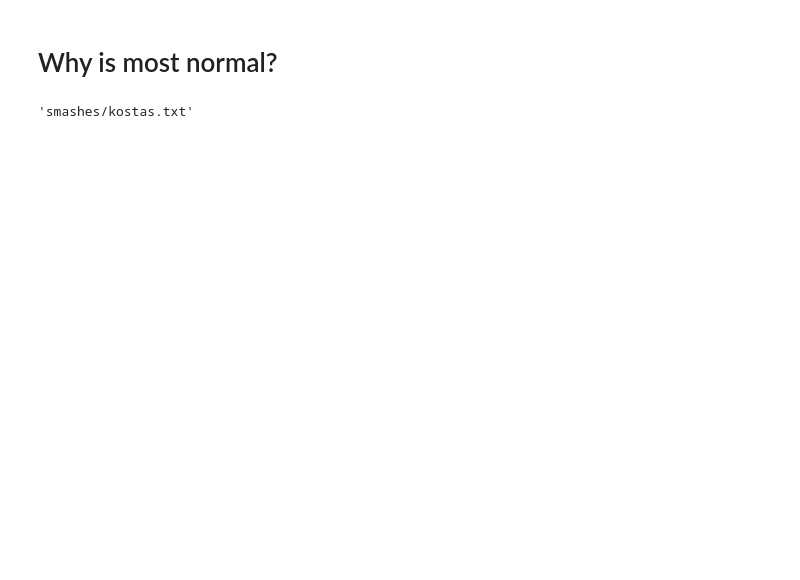
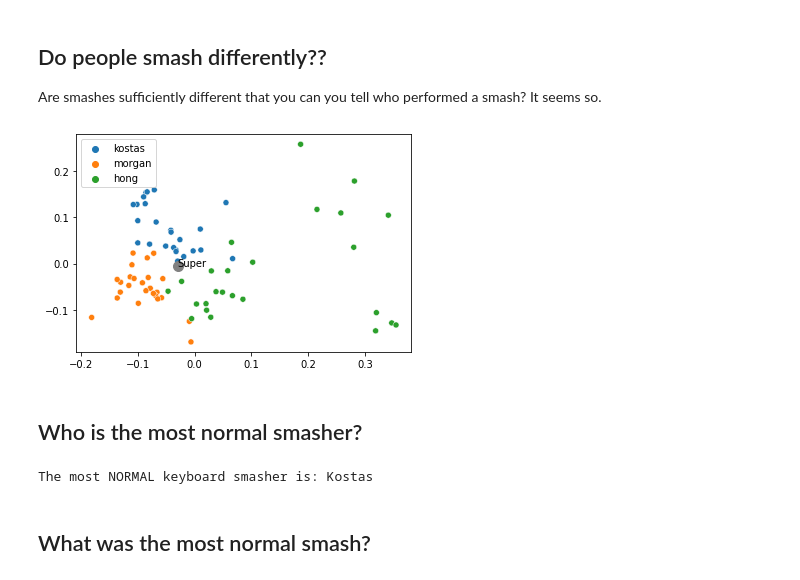
Before and after one commit to skipperkongen/keyboard-smash-frequencies, a Jupyter notebook: frequencies.ipynb, the cells around one changed output. Saved outputs shown, nothing was run; the diff lists cells and outputs as text; code cells hidden in the pictures; blank space fills up the shorter version.

```diff
--- a/frequencies.ipynb
+++ b/frequencies.ipynb
@@ -58,2 +103,17 @@ Alphabet:   $ ' + , - . 0 2 3 4 5 6 7 8 9 < A L a b c d e f ...
+# %% [markdown]
+## Do people smash differently??
+
+Are smashes sufficiently different that you can you tell who performed a smash? It seems so.
+# %%
+pca = PCA(n_components=2)
+pca.fit(smashes_normvectors)
+transformed_smashes = pca.transform(smashes_normvectors)
+sns.scatterplot(x=transformed_smashes[:,0], y=transformed_smashes[:,1], hue=single_names)
+transformed_super = pca.transform([super_normvector])
+plt.scatter(transformed_super[0][0], transformed_super[0][1], marker='o', color='gray', s=100)
+plt.annotate("Super", (transformed_super[0][0], transformed_super[0][1]), color='k')
+plt.show()
+# %% [output]
+[figure, added]
 # %% [markdown]
-# Why is most normal?
+## Who is the most normal smasher?
@@ -64,5 +120,8 @@ tree = spatial.KDTree(normvectors)
-# %%
-dist, idx = tree.query(global_normvector)
-paths[idx]
-# %% [output]
-'smashes/kostas.txt'
+# %%
+dist, idx = monostring_tree.query(super_normvector)
+name = names[idx]
+print('The most NORMAL keyboard smasher is:', name.title())
+# %% [output]
+The most NORMAL keyboard smasher is: Kostas
+# %% [markdown]
+## What was the most normal smash?
```
Also changed, not shown: parts of 12 cells of this notebook.
